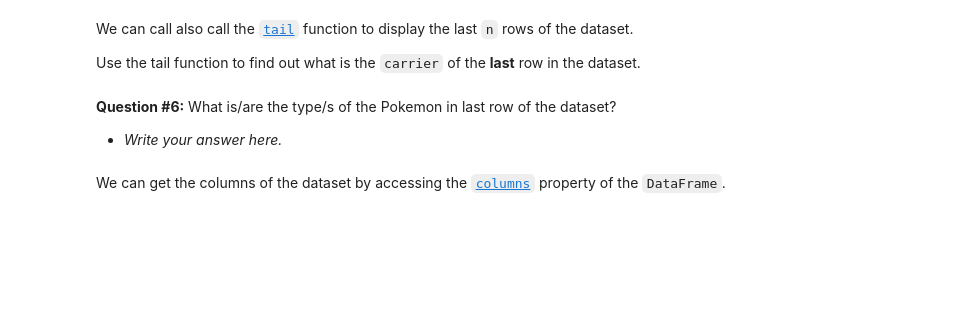
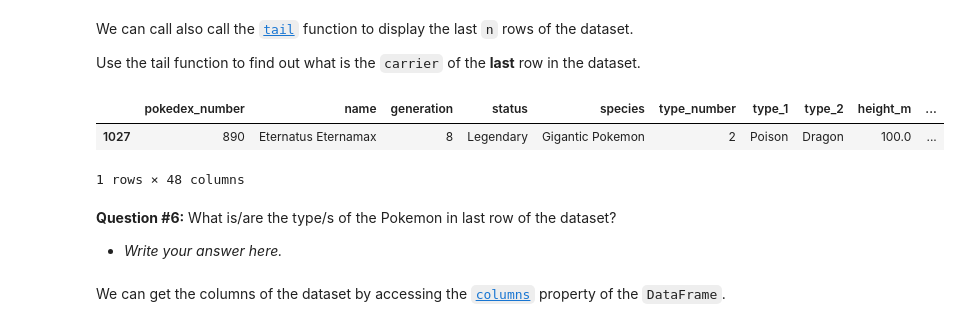
Before and after one commit to Revkxd/CSMODEL-Notebooks, a Jupyter notebook: 4 - Exploring Pokemon Data/4 - Exploring Pokemon Data.ipynb, the cells around one changed output. Cells and saved outputs as stored; diff of their text form; code cells hidden in the pictures; blank space fills up the shorter version.

```diff
--- a/4 - Exploring Pokemon Data/4 - Exploring Pokemon Data.ipynb
+++ b/4 - Exploring Pokemon Data/4 - Exploring Pokemon Data.ipynb
@@ -124,6 +182,11 @@ We can call also call the [`tail`](https://pandas.pydata.org/pandas-docs/stable/
 Use the tail function to find out what is the `carrier` of the **last** row in the dataset.
 # %%
 # Write your code here
+pokemon_df.tail(1)
+# %% [output]
+|  | pokedex_number | name | generation | status | species | type_number | type_1 | type_2 | height_m | ... |
+| 1027 | 890 | Eternatus Eternamax | 8 | Legendary | Gigantic Pokemon | 2 | Poison | Dragon | 100.0 | ... |
+1 rows × 48 columns
 # %% [markdown]
 **Question #6:** What is/are the type/s of the Pokemon in last row of the dataset?
 - *Write your answer here.*
```
Also changed, not shown: parts of 35 cells of this notebook.
